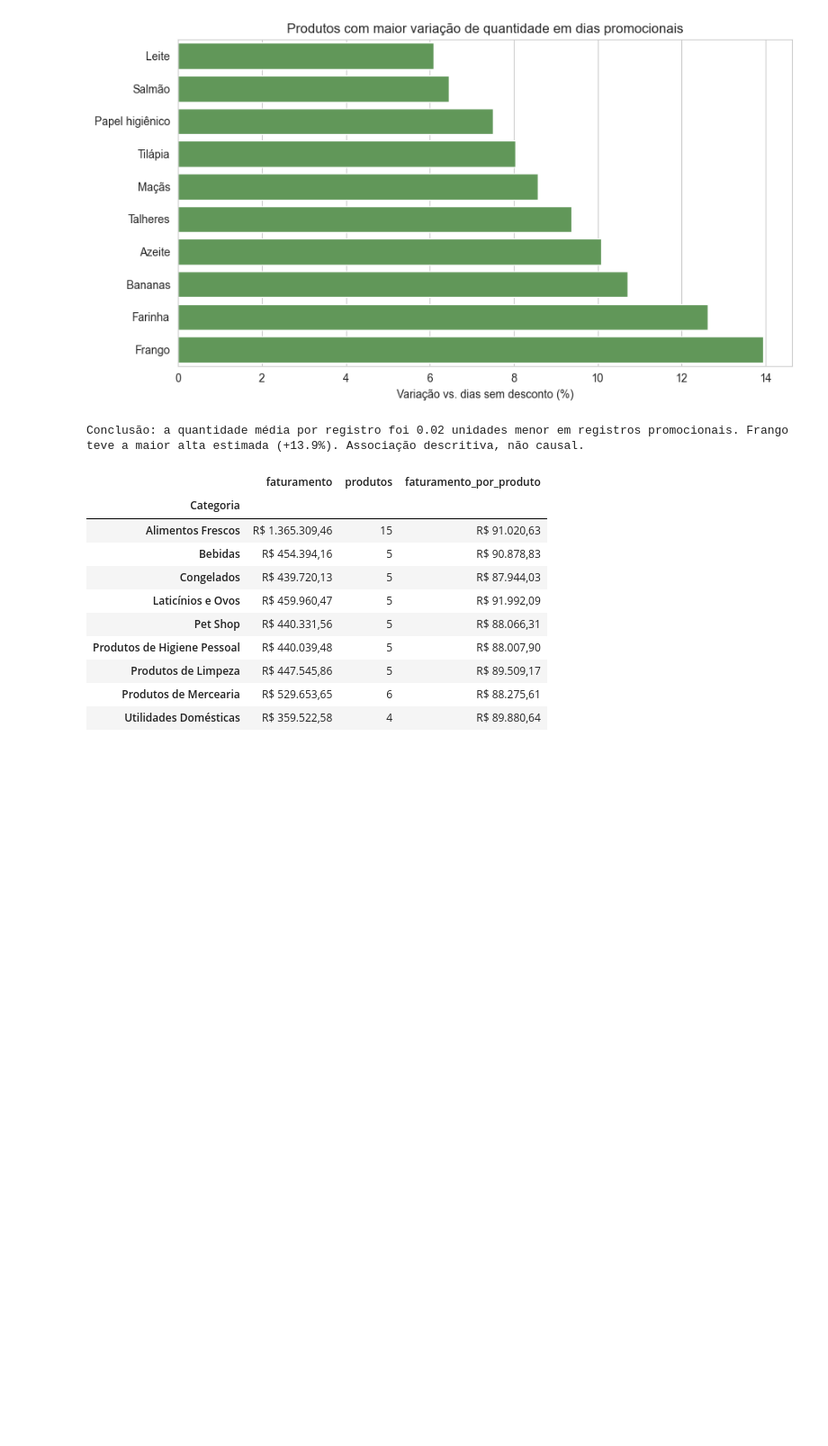
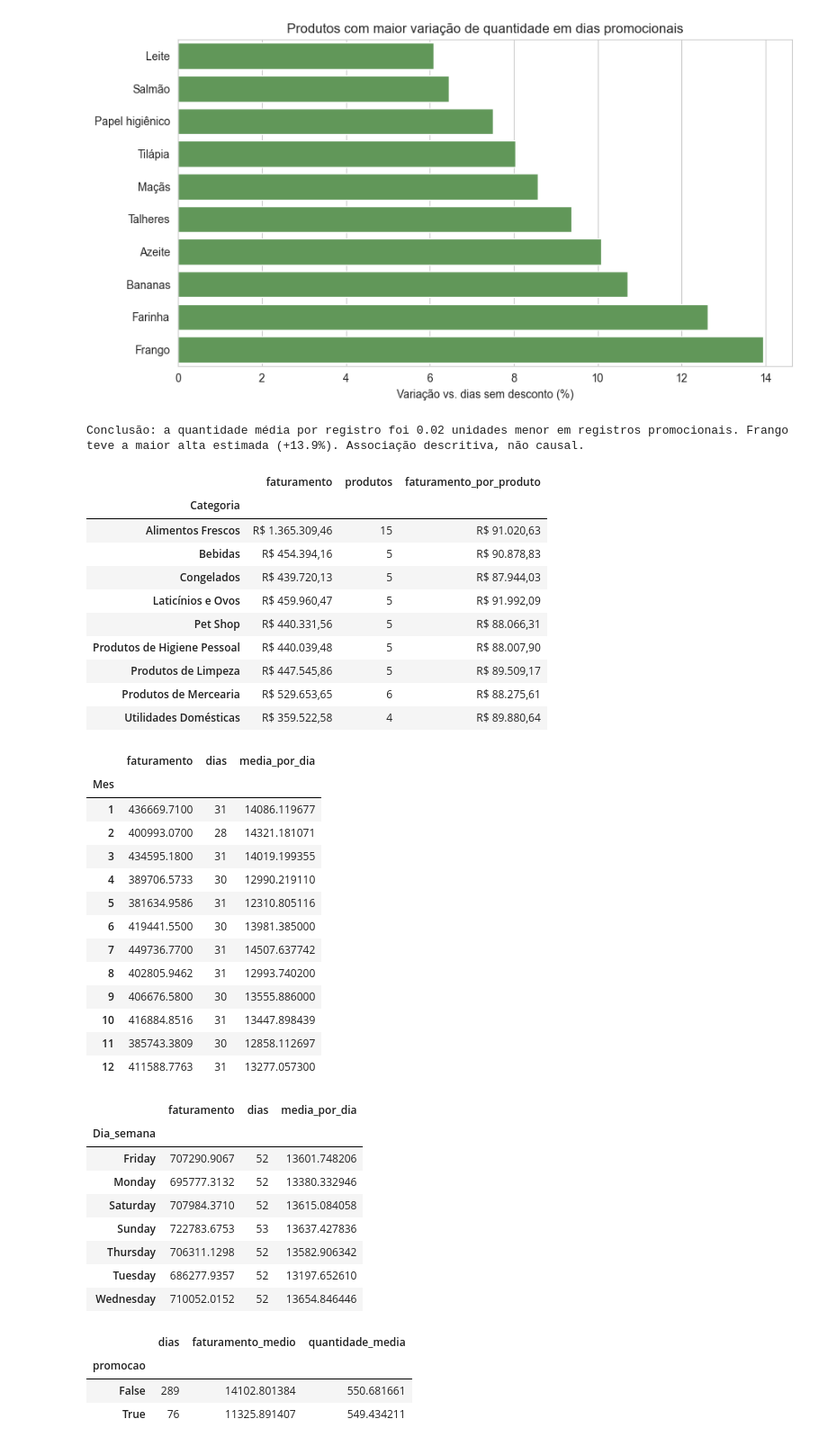
Before and after one commit to fabiojangelni/projeto_analise_exploratoria, a Jupyter notebook: analise_exploratoria_vendas_projeto.ipynb, the cells around one changed output. Shown at 90% size. Saved outputs shown, nothing was run; the diff lists cells and outputs as text; code cells hidden in the pictures; blank space fills up the shorter version.

Commit message:
tabelas e graficos de insights gerados

```diff
--- a/analise_exploratoria_vendas_projeto.ipynb
+++ b/analise_exploratoria_vendas_projeto.ipynb
@@ -749,3 +749,71 @@ display(resumo_formatado)
 | Produtos de Limpeza | R$ 447.545,86 | 5 | R$ 89.509,17 |
 | Produtos de Mercearia | R$ 529.653,65 | 6 | R$ 88.275,61 |
 | Utilidades Domésticas | R$ 359.522,58 | 4 | R$ 89.880,64 |
+# %%
+##Alguns Insights
+
+# Faturamento médio por dia do mês
+df["Data"] = pd.to_datetime(df["Data"])
+df["Mes"] = df["Data"].dt.month
+
+por_mes = df.groupby("Mes").agg(
+    faturamento=("Total_Venda", "sum"),
+    dias=("Data", "nunique")
+)
+por_mes["media_por_dia"] = por_mes["faturamento"] / por_mes["dias"]
+
+# Faturamento médio por dia da semana
+df["Dia_semana"] = df["Data"].dt.day_name()
+
+por_dia_semana = df.groupby("Dia_semana").agg(
+    faturamento=("Total_Venda", "sum"),
+    dias=("Data", "nunique")
+)
+por_dia_semana["media_por_dia"] = (
+    por_dia_semana["faturamento"] / por_dia_semana["dias"]
+)
+
+# Comparação entre dias promocionais e não promocionais
+por_data = df.groupby("Data").agg(
+    faturamento=("Total_Venda", "sum"),
+    quantidade=("Quantidade", "sum"),
+    promocao=("Desconto", lambda descontos: (descontos > 0).all())
+)
+
+comparacao_promocao = por_data.groupby("promocao").agg(
+    dias=("faturamento", "size"),
+    faturamento_medio=("faturamento", "mean"),
+    quantidade_media=("quantidade", "mean")
+)
+
+display(por_mes)
+display(por_dia_semana)
+display(comparacao_promocao)
+# %% [output]
+|  | faturamento | dias | media_por_dia |
+| Mes |  |  |  |
+| 1 | 436669.7100 | 31 | 14086.119677 |
+| 2 | 400993.0700 | 28 | 14321.181071 |
+| 3 | 434595.1800 | 31 | 14019.199355 |
+| 4 | 389706.5733 | 30 | 12990.219110 |
+| 5 | 381634.9586 | 31 | 12310.805116 |
+| 6 | 419441.5500 | 30 | 13981.385000 |
+| 7 | 449736.7700 | 31 | 14507.637742 |
+| 8 | 402805.9462 | 31 | 12993.740200 |
+| 9 | 406676.5800 | 30 | 13555.886000 |
+| 10 | 416884.8516 | 31 | 13447.898439 |
+| 11 | 385743.3809 | 30 | 12858.112697 |
+| 12 | 411588.7763 | 31 | 13277.057300 |
+|  | faturamento | dias | media_por_dia |
+| Dia_semana |  |  |  |
+| Friday | 707290.9067 | 52 | 13601.748206 |
+| Monday | 695777.3132 | 52 | 13380.332946 |
+| Saturday | 707984.3710 | 52 | 13615.084058 |
+| Sunday | 722783.6753 | 53 | 13637.427836 |
+| Thursday | 706311.1298 | 52 | 13582.906342 |
+| Tuesday | 686277.9357 | 52 | 13197.652610 |
+| Wednesday | 710052.0152 | 52 | 13654.846446 |
+|  | dias | faturamento_medio | quantidade_media |
+| promocao |  |  |  |
+| False | 289 | 14102.801384 | 550.681661 |
+| True | 76 | 11325.891407 | 549.434211 |
```
Also changed, not shown: parts of 4 cells of this notebook.
